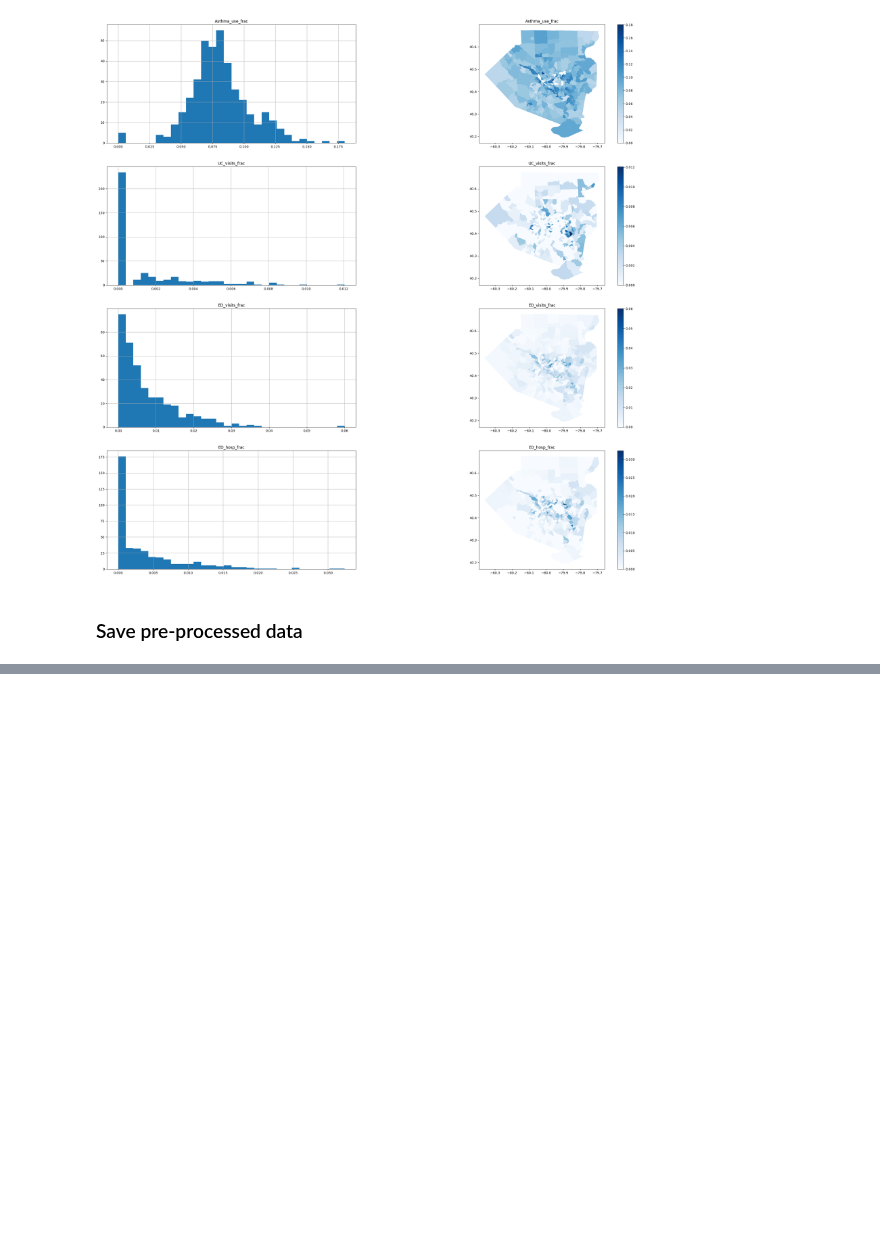
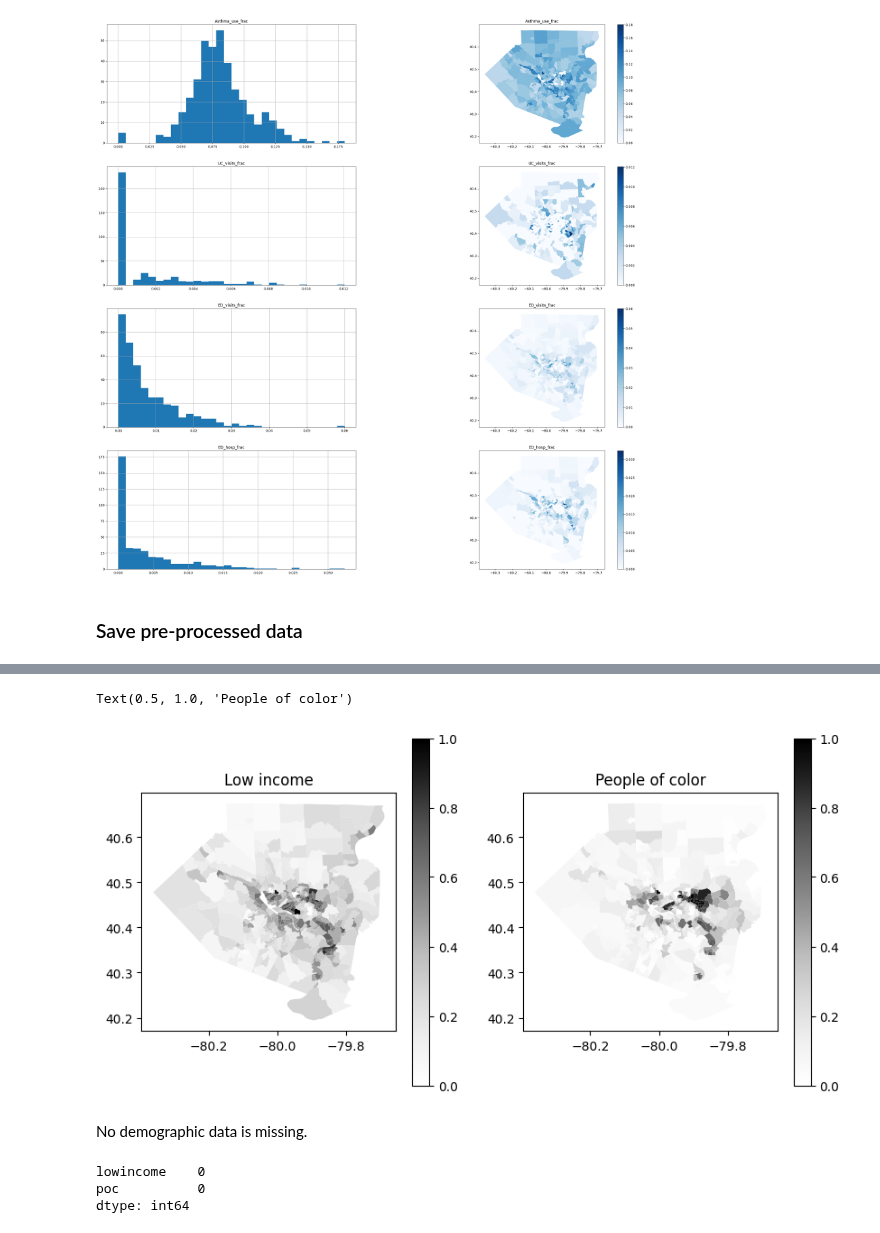
Before and after one commit to eli-goodfriend/air_brain, a Jupyter notebook: notebooks/0. Preprocess data.ipynb, the cells around one changed output, grey strips where cells are left out. Cells and saved outputs as stored; diff of their text form; code cells hidden in the pictures; blank space fills up the shorter version.

```diff
--- a/notebooks/0. Asthma preprocess.ipynb
+++ b/notebooks/0. Preprocess data.ipynb
@@ -199,0 +262,18 @@ asthma[["Census_tract"] + comp_vars].to_csv(data_dir / "preprocessed" / "asthma.
+# %%
+# plots of demographic measures
+fig, axs = plt.subplots(1, 2, figsize=(10, 5))
+aq_gpd.plot(column="lowincome", cmap="Greys", legend=True, ax=axs[0])
+axs[0].set_title("Low income")
+aq_gpd.plot(column="poc", cmap="Greys", legend=True, ax=axs[1])
+axs[1].set_title("People of color")
+# %% [output]
+Text(0.5, 1.0, 'People of color')
+[figure, added]
+# %% [markdown]
+No demographic data is missing.
+# %%
+aq_gpd[["lowincome", "poc"]].isna().sum(axis=0)
+# %% [output]
+lowincome    0
+poc          0
+dtype: int64
```
Also changed, not shown: parts of 12 cells of this notebook, 5 other files.
